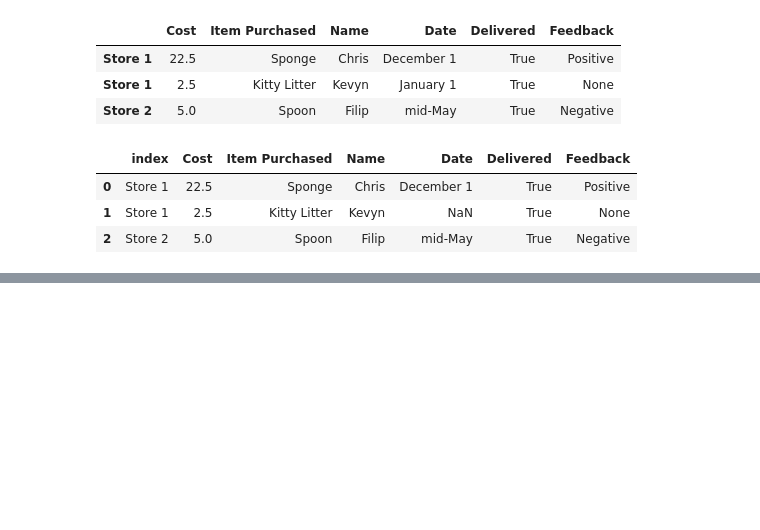
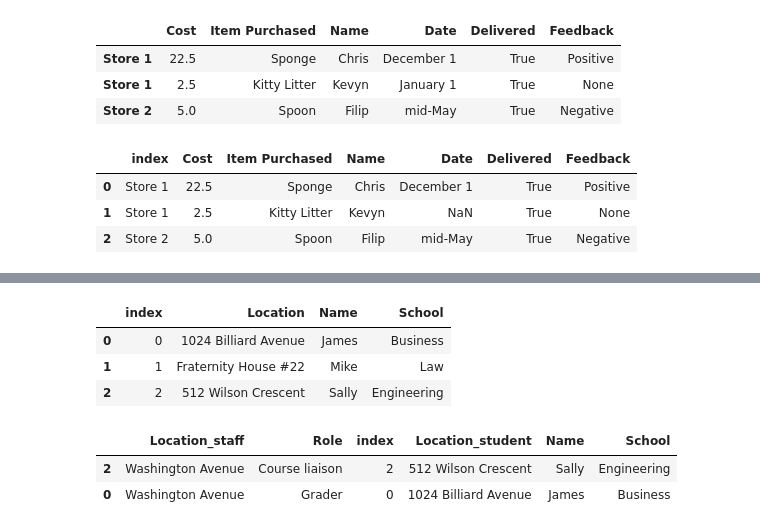
Before and after one commit to charbelgereige/python, a Jupyter notebook: pandas dataframe merge.ipynb, the cells around one changed output, grey strips where cells are left out. Saved outputs shown, nothing was run; the diff lists cells and outputs as text; code cells hidden in the pictures; blank space fills up the shorter version.

```diff
--- a/pandas dataframe merge.ipynb
+++ b/pandas dataframe merge.ipynb
@@ -160,11 +226,0 @@ pd.merge(staff_df, student_df, how='left',left_on='Name',right_on='Name')
-# %%
-staff_df = pd.DataFrame([{'First Name':'Kelly','Last Name':'Desjardins','Role':'Director of HR'},
-                        {'First Name':'Sally','Last Name':'Brooks','Role':'Course liaison'},
-                        {'First Name':'James','Last Name':'Wilde','Role':'Grader'}])
-
-student_df = pd.DataFrame([{'First Name': 'James','Last Name':'Hammond', 'School':'Business'},
-                          {'First Name': 'Mike','Last Name':'Smith', 'School':'Law'},
-                          {'First Name': 'Sally','Last Name':'Brooks', 'School':'Engineering'}])
-print(staff_df)
-print(student_df)
-print(pd.merge(staff_df, student_df, how='inner', left_on=['First Name', 'Last Name'], right_on=['First Name','Last Name']))
@@ -181,0 +229,3 @@ print(pd.merge(staff_df, student_df, how='inner', left_on=['First Name', 'Last N
+# %%
+stf_df = staff_df.set_index("Name")
+stf_df
@@ -181,0 +238,15 @@ print(pd.merge(staff_df, student_df, how='inner', left_on=['First Name', 'Last N
+# %%
+std_df = student_df.reset_index()
+std_df
+# %% [output]
+|  | index | Location | Name | School |
+| 0 | 0 | 1024 Billiard Avenue | James | Business |
+| 1 | 1 | Fraternity House #22 | Mike | Law |
+| 2 | 2 | 512 Wilson Crescent | Sally | Engineering |
+# %%
+
+pd.merge(stf_df, std_df, how='inner',left_index= True,right_on='Name',suffixes=['_staff','_student'])
+# %% [output]
+|  | Location_staff | Role | index | Location_student | Name | School |
+| 2 | Washington Avenue | Course liaison | 2 | 512 Wilson Crescent | Sally | Engineering |
+| 0 | Washington Avenue | Grader | 0 | 1024 Billiard Avenue | James | Business |
```
Also changed, not shown: parts of 24 cells of this notebook, 7 other files.
